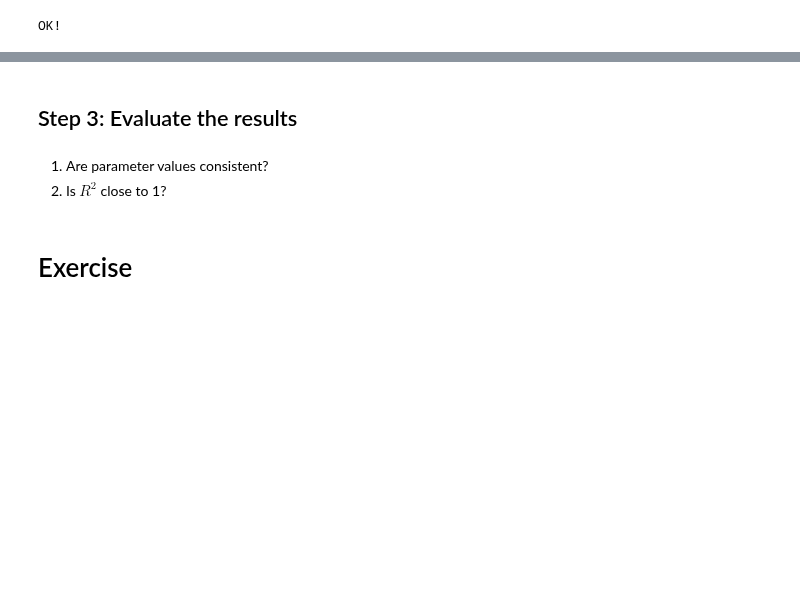
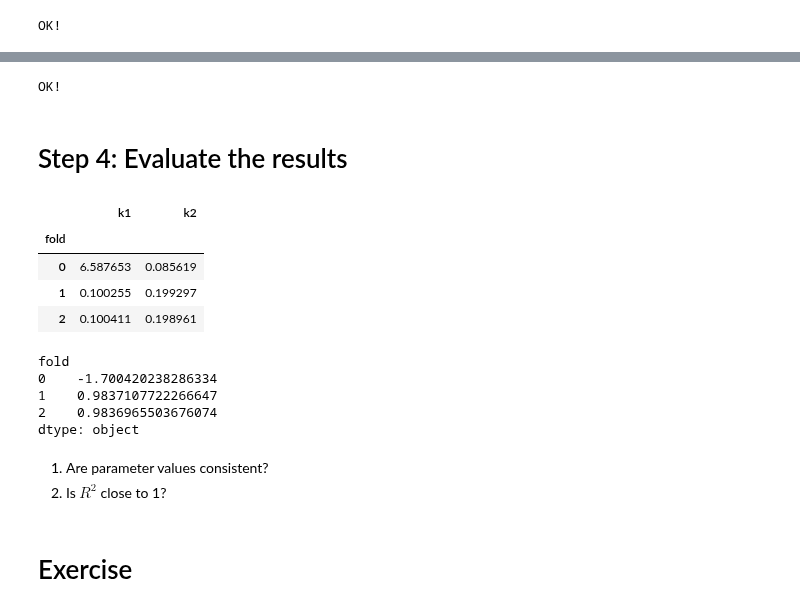
Before and after one commit to ModelEngineering/BIOEN-437, a Jupyter notebook: Lectures/Verification-and-Validation/cross_validation.ipynb, the cells around one changed output, grey strips where cells are left out. Drawn from its saved outputs; the diff is of its cells as text; code cells hidden in the pictures; blank space fills up the shorter version.

```diff
--- a/Lectures/Verification-and-Validation/cross_validation.ipynb
+++ b/Lectures/Verification-and-Validation/cross_validation.ipynb
@@ -228,5 +314,68 @@ result_df
+# %%
+# Create the results
+def evaluateAccuracy(model, fold_df, obs_data):
+    """
+    Estimates parameters for each fold and calculates its R2
+
+    Args:
+        model: str (Antimony model or URL)
+        fold_df: DataFrame
+            row: fold
+            columns: parameter values
+        obs_data: np.array (observational data)
+    Returns:
+        pd.Series
+            index: fold index
+            value: rsq
+    """
+    # Get the roadrunner
+    try:
+        roadrunner = te.loada(model)
+    except:
+        roadrunner = te.loadSBMLModel(model)
+    # Evaluate the prediction accuracy of each fold
+    results = []
+    for idx in fold_df.index:
+        parameters = lmfit.Parameters()
+        for parameter_name in fold_df.columns:
+            parameters.add(parameter_name, value = fold_df.loc[idx, parameter_name])
+        test_predictions = runSimulation(SIMTIME, NUM_POINT, roadrunner=roadrunner,
+                                    parameters=parameters)
+        test_predictions = test_predictions[test_idxs, 1:]
+        test_obs = obs_data[test_idxs, :]
+        residuals = test_obs.flatten() - test_predictions.flatten()
+        rsq = 1 - np.var(residuals)/np.var(test_obs.flatten())
+        # Accumulate the results
+        results.append(rsq)
+    ser = pd.Series(results)
+    ser.index.name = "fold"
+    return ser
+
+# Tests
+fold_df =  calculateFoldResults(SIMPLE_MODEL, ["k1", "k2"], obs_data, 3)
+rsq_ser = evaluateAccuracy(SIMPLE_MODEL, fold_df, obs_data)
+print("OK!")
+# %% [output]
+OK!
 # %% [markdown]
-## Step 3: Evaluate the results
+# Step 4: Evaluate the results
+# %%
+fold_df =  calculateFoldResults(SIMPLE_MODEL, ["k1", "k2"], obs_data, 3)
+fold_df
+# %% [output]
+|  | k1 | k2 |
+| fold |  |  |
+| 0 | 6.587653 | 0.085619 |
+| 1 | 0.100255 | 0.199297 |
+| 2 | 0.100411 | 0.198961 |
+# %%
+evaluateAccuracy(SIMPLE_MODEL, fold_df, obs_data)
+# %% [output]
+fold
+0    -1.700420238286334
+1    0.9837107722266647
+2    0.9836965503676074
+dtype: object
 # %% [markdown]
 1. Are parameter values consistent?
 1. Is $R^2$ close to 1?
```
Also changed, not shown: parts of 26 cells of this notebook.
